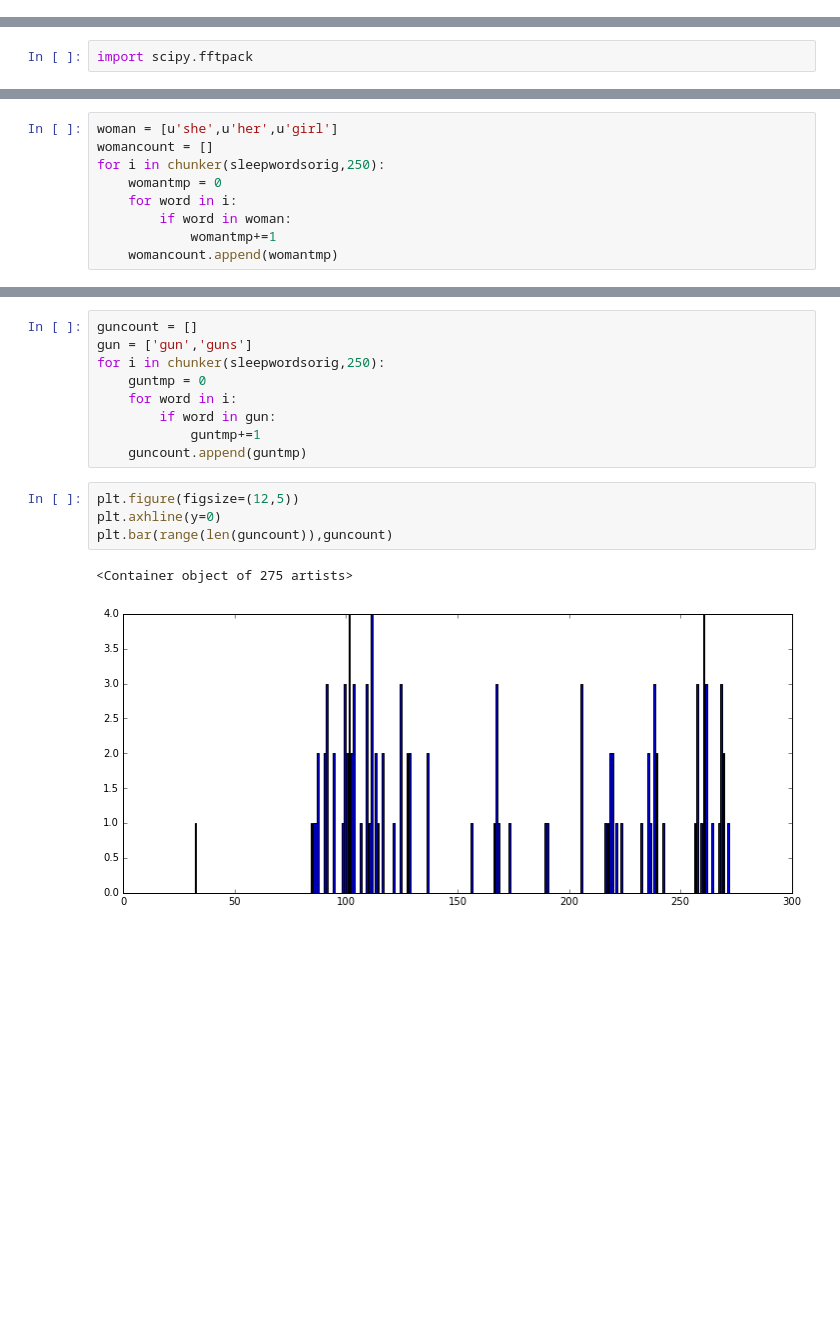
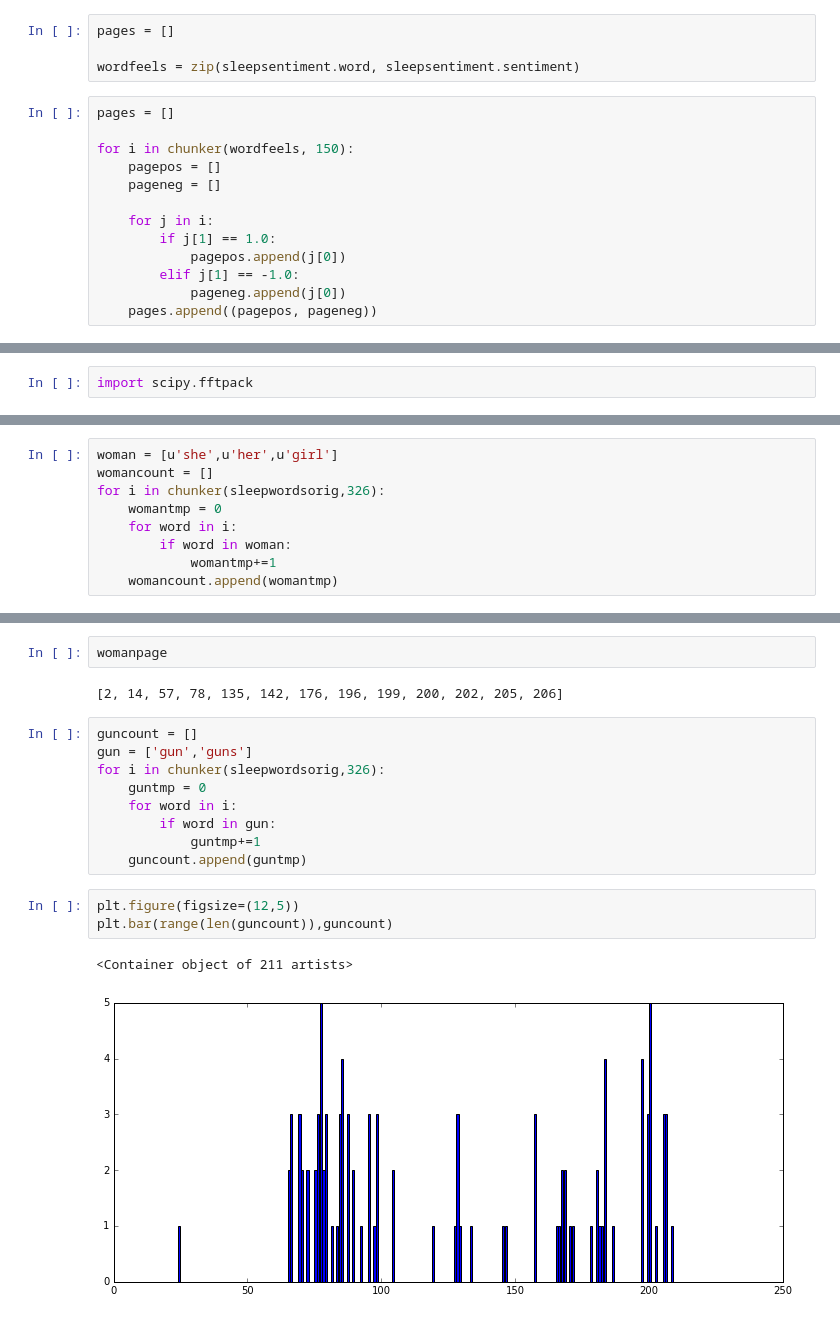
Before and after one commit to annemanguyen/metis_projects, a Jupyter notebook: sent_dict.ipynb, the cells around one changed output, grey strips where cells are left out. Drawn from its saved outputs; the diff is of its cells as text; blank space fills up the shorter version.

```diff
--- a/sent_dict.ipynb
+++ b/sent_dict.ipynb
@@ -106,3 +115,20 @@ for i in chunker(sleepsentiment,150):
             negtemp -= 1
     pospage.append(postemp)
     negpage.append(negtemp)
+# %%
+pages = []
+
+wordfeels = zip(sleepsentiment.word, sleepsentiment.sentiment)
+# %%
+pages = []
+
+for i in chunker(wordfeels, 150):
+    pagepos = []
+    pageneg = []
+
+    for j in i:
+        if j[1] == 1.0:
+            pagepos.append(j[0])
+        elif j[1] == -1.0:
+            pageneg.append(j[0])
+    pages.append((pagepos, pageneg))
@@ -148,7 +204,7 @@ plt.plot(x,cy2)
 # %%
 woman = [u'she',u'her',u'girl']
 womancount = []
-for i in chunker(sleepwordsorig,250):
+for i in chunker(sleepwordsorig,326):
     womantmp = 0
     for word in i:
         if word in woman:
@@ -163,7 +221,11 @@ plt.bar(range(len(womancount)),womancount,color='g')
+# %%
+womanpage
+# %% [output]
+[2, 14, 57, 78, 135, 142, 176, 196, 199, 200, 202, 205, 206]
 # %%
 guncount = []
 gun = ['gun','guns']
-for i in chunker(sleepwordsorig,250):
+for i in chunker(sleepwordsorig,326):
     guntmp = 0
     for word in i:
         if word in gun:
@@ -171,8 +233,7 @@ for i in chunker(sleepwordsorig,250):
     guncount.append(guntmp)
 # %%
 plt.figure(figsize=(12,5))
-plt.axhline(y=0)
 plt.bar(range(len(guncount)),guncount)
 # %% [output]
-<Container object of 275 artists>
+<Container object of 211 artists>
-[figure, old version]
+[figure, new version]
```
Also changed, not shown: parts of 30 cells of this notebook, 21 other files.
